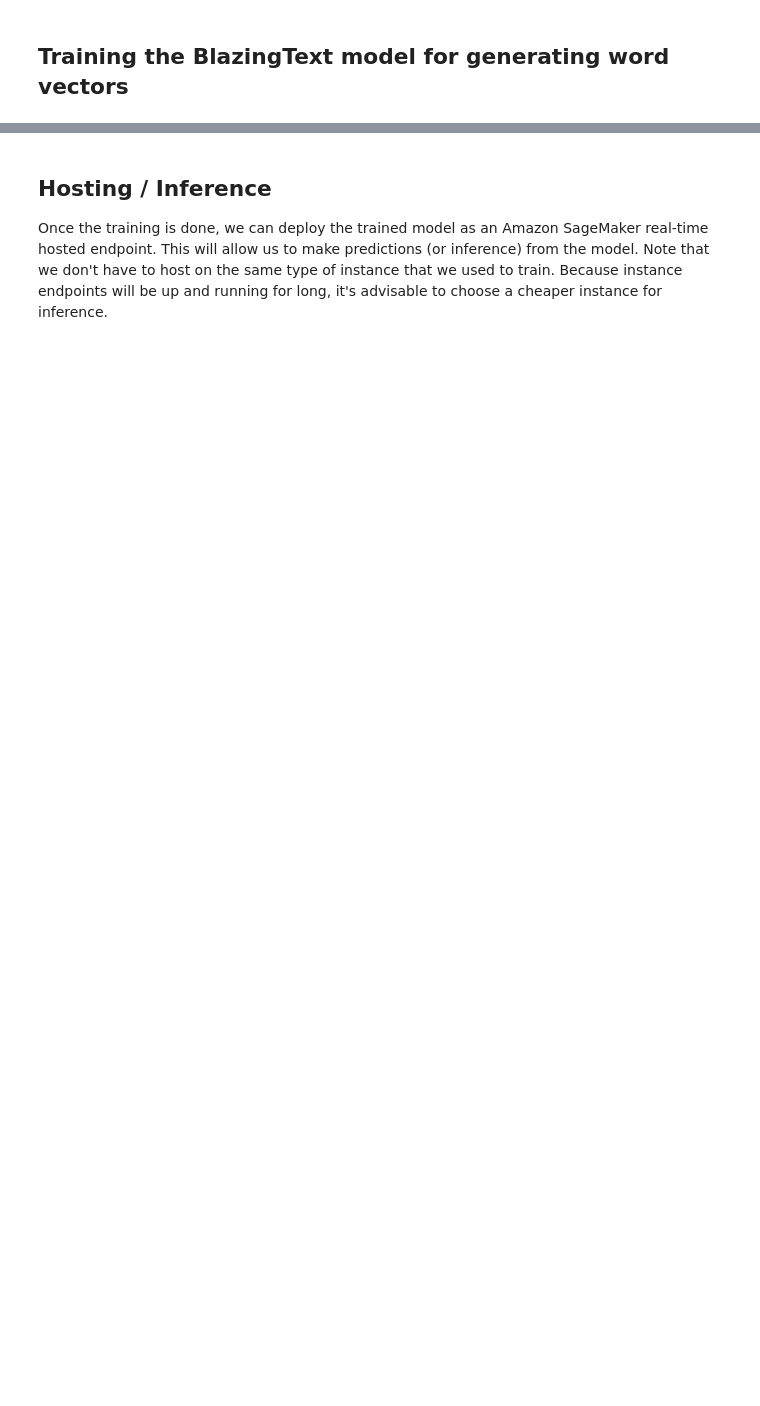
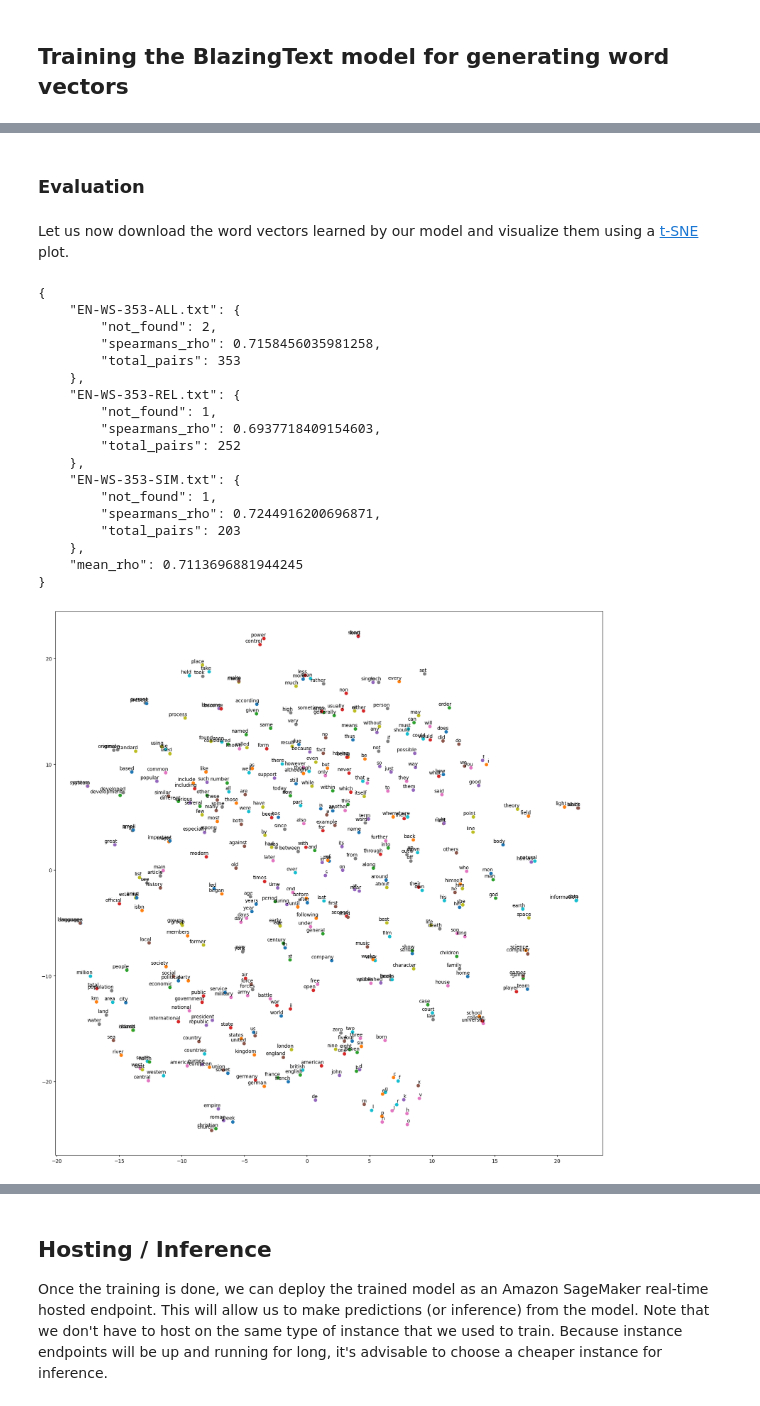
Before and after one commit to CBIIT/crdcdh-ml-notebooks, a Jupyter notebook: src/semantic_similarity_analysis.ipynb, the cells around one changed output, grey strips where cells are left out. Cells and saved outputs as stored; diff of their text form; code cells hidden in the pictures; blank space fills up the shorter version.

```diff
--- a/src/semantic_similarity_analysis.ipynb
+++ b/src/semantic_similarity_analysis.ipynb
@@ -43,0 +20,6 @@ print(f"Using SageMaker BlazingText container: {container} ({region_name})")
+# %%
+from semantic_similarity_analysis_class import SemanticAnalysis
+import common.sagemaker_config as config
+
+# instantiate a class object from SemanticAnalysis and set the sageMaker environment
+semantic_analysis = SemanticAnalysis()
@@ -43,0 +37,2 @@ print(f"Using SageMaker BlazingText container: {container} ({region_name})")
+# %%
+semantic_analysis.set_container("blazingtext", "latest")
@@ -95,0 +55,2 @@ bt_model.fit(inputs=data_channels, logs=True)
+# %%
+semantic_analysis.train()
@@ -95,0 +84,28 @@ bt_model.fit(inputs=data_channels, logs=True)
+# %% [markdown]
+### Evaluation
+# %% [markdown]
+Let us now download the word vectors learned by our model and visualize them using a [t-SNE](https://en.wikipedia.org/wiki/T-distributed_stochastic_neighbor_embedding) plot.
+# %%
+downloaded_model_path = "../output/model.tar.gz"
+semantic_analysis.download_trained_model(downloaded_model_path) # download trained model to local
+semantic_analysis.evaluate_learned_model_vacs(downloaded_model_path, "../output/model") # evaluate learned vacs in trained model
+# %% [output]
+{
+    "EN-WS-353-ALL.txt": {
+        "not_found": 2,
+        "spearmans_rho": 0.7158456035981258,
+        "total_pairs": 353
+    },
+    "EN-WS-353-REL.txt": {
+        "not_found": 1,
+        "spearmans_rho": 0.6937718409154603,
+        "total_pairs": 252
+    },
+    "EN-WS-353-SIM.txt": {
+        "not_found": 1,
+        "spearmans_rho": 0.7244916200696871,
+        "total_pairs": 203
+    },
+    "mean_rho": 0.7113696881944245
+}
+[figure, added]
```
Also changed, not shown: parts of 41 cells of this notebook, 6 other files.
